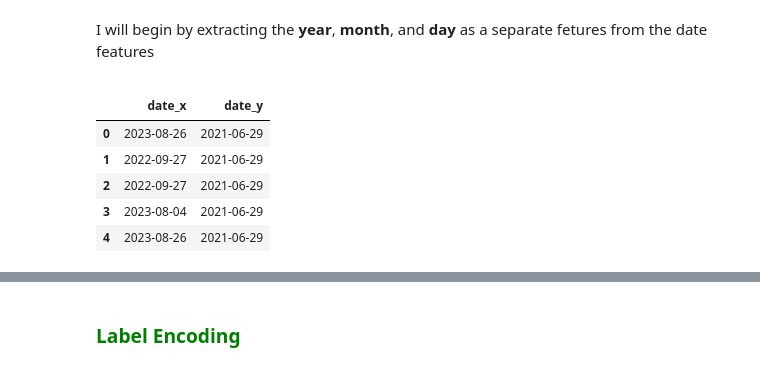
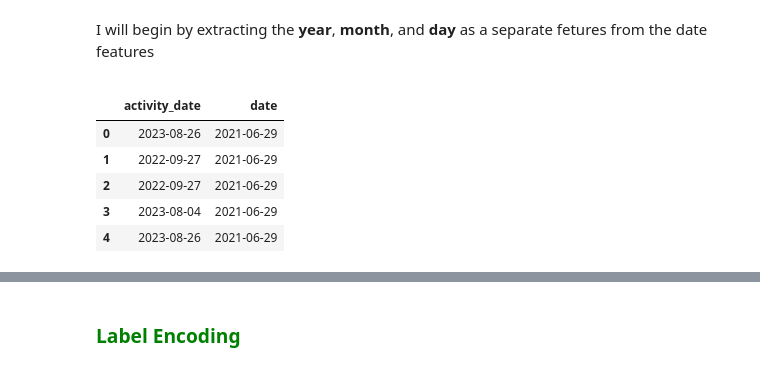
Before and after one commit to juliusmarkwei/Red-Hat-Business-Value, a Jupyter notebook: notebook/index.ipynb, the cells around one changed output, grey strips where cells are left out. Saved outputs shown, nothing was run; the diff lists cells and outputs as text; code cells hidden in the pictures.

```diff
--- a/notebook/index.ipynb
+++ b/notebook/index.ipynb
@@ -127,3 +132,3 @@ Index([], dtype='object')
 # %%
 # renaming columns to prevent clashes
-df = df.rename(columns={'date': 'activity_date'})
+df = df.rename(columns={'date': 'activity_date', 'char_10': 'activity_type'})
@@ -136,0 +135,3 @@ Name: count, dtype: int64
+# %%
+# Replace nulls in the activity_type column with the mode
+df['activity_type'] = df['activity_type'].fillna(df['activity_type'].mode()[0])
@@ -178,6 +188,9 @@ print('The number of columns in train:', col)
 # %% [output]
 The number of rows in train: 189118
 The number of columns in train: 41
+# %%
+people.loc[:, people.dtypes=='object'] = people.select_dtypes('object').apply(lambda x: x.astype('category'))
+people.loc[:, people.dtypes=='bool'] = people.select_dtypes('bool').apply(lambda x: x.astype('category'))
 # %%
 people.info()
 # %% [output]
@@ -234,7 +247,6 @@ merged_df_NA_percentage['NA_Percentage'].unique()
 # %% [output]
 array([0.])
 # %%
-# removing duplicated entries/record/instances if any
-merged_df = merged_df.drop_duplicates()
-merged_df.duplicated().sum()
+# checking for duplicated entries/record/instances
+merged_df.duplicated().any()
 # %% [output]
@@ -244,9 +269,9 @@ merged_df.duplicated().sum()
 # %% [markdown]
 <p>I will begin by extracting the <strong>year</strong>, <strong>month</strong>, and <strong>day</strong> as a separate fetures from the date features<p>
 # %%
-merged_df[["date_x", "date_y"]].head()
+merged_df[["activity_date", "date"]].head()
 # %% [output]
-|  | date_x | date_y |
+|  | activity_date | date |
 | 0 | 2023-08-26 | 2021-06-29 |
 | 1 | 2022-09-27 | 2021-06-29 |
 | 2 | 2022-09-27 | 2021-06-29 |
```
Also changed, not shown: parts of 13 cells of this notebook.
